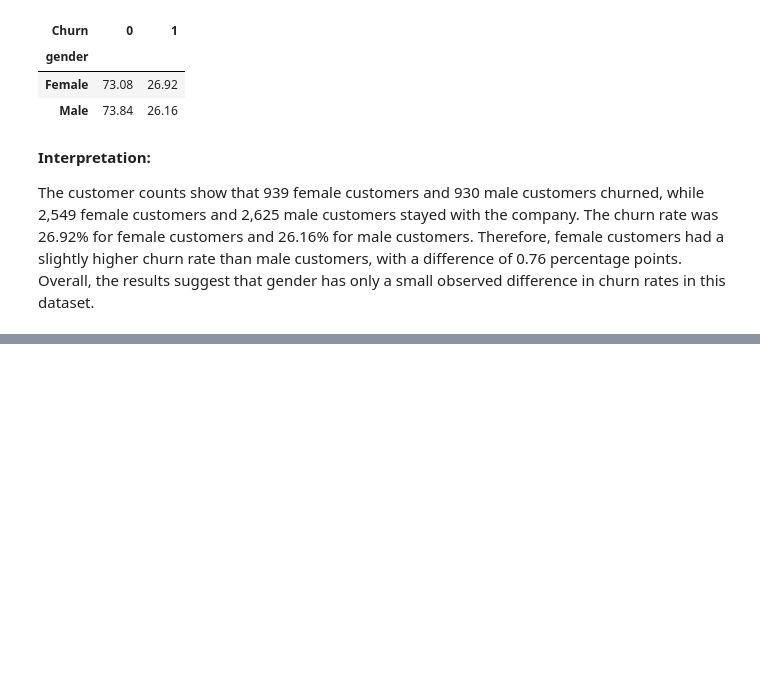
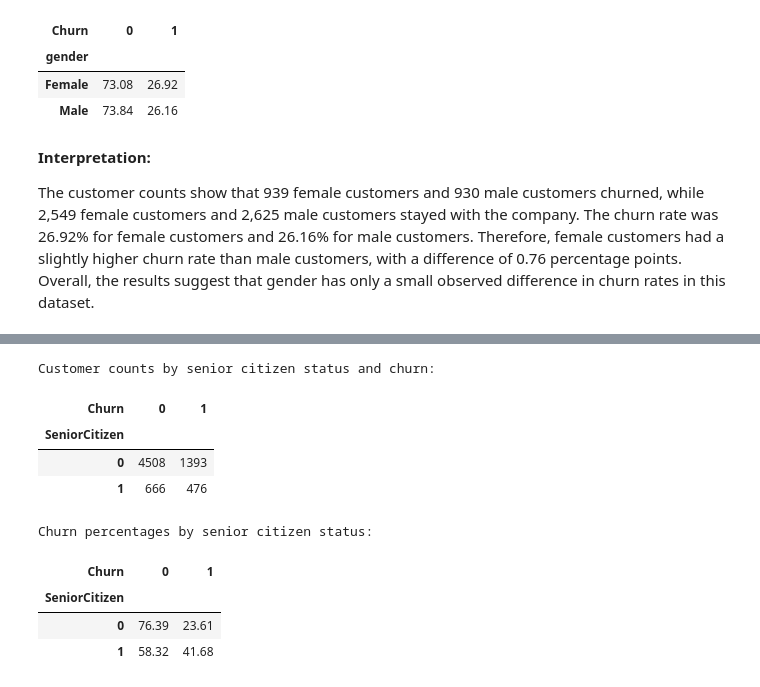
Before and after one commit to YvonneMukabera/computing-intelligence-lab-1, a Jupyter notebook: lab-1-telco-customer-churn-analysis.ipynb, the cells around one changed output, grey strips where cells are left out. Saved outputs shown, nothing was run; the diff lists cells and outputs as text; code cells hidden in the pictures; blank space fills up the shorter version.

Commit message:
analyze senior citizen status against churn

```diff
--- a/lab-1-telco-customer-churn-analysis.ipynb
+++ b/lab-1-telco-customer-churn-analysis.ipynb
@@ -304,0 +310,28 @@ The customer counts show that 939 female customers and 930 male customers churne
+# %%
+
+# SeniorCitizen and churn
+
+senior_counts = pd.crosstab(df["SeniorCitizen"], df["Churn"])
+
+senior_percentages = pd.crosstab(
+    df["SeniorCitizen"],
+    df["Churn"],
+    normalize="index"
+) * 100
+
+print("Customer counts by senior citizen status and churn:")
+display(senior_counts)
+
+print("Churn percentages by senior citizen status:")
+display(senior_percentages.round(2))
+# %% [output]
+Customer counts by senior citizen status and churn:
+| Churn | 0 | 1 |
+| SeniorCitizen |  |  |
+| 0 | 4508 | 1393 |
+| 1 | 666 | 476 |
+Churn percentages by senior citizen status:
+| Churn | 0 | 1 |
+| SeniorCitizen |  |  |
+| 0 | 76.39 | 23.61 |
+| 1 | 58.32 | 41.68 |
```
Also changed, not shown: parts of 2 cells of this notebook.
